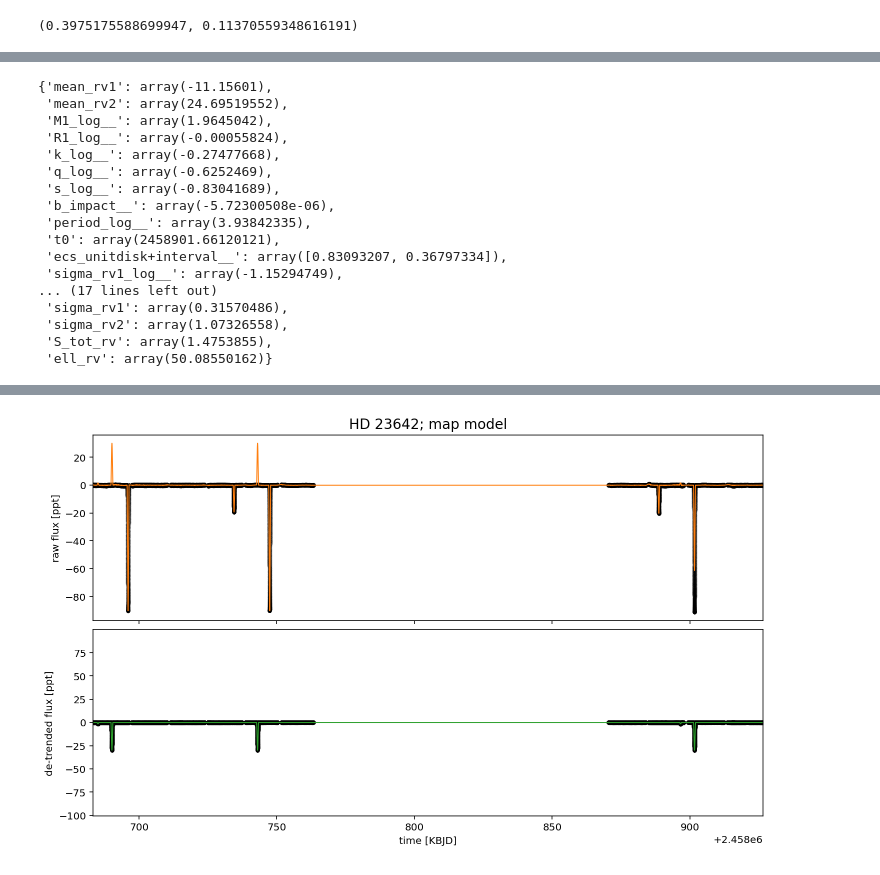
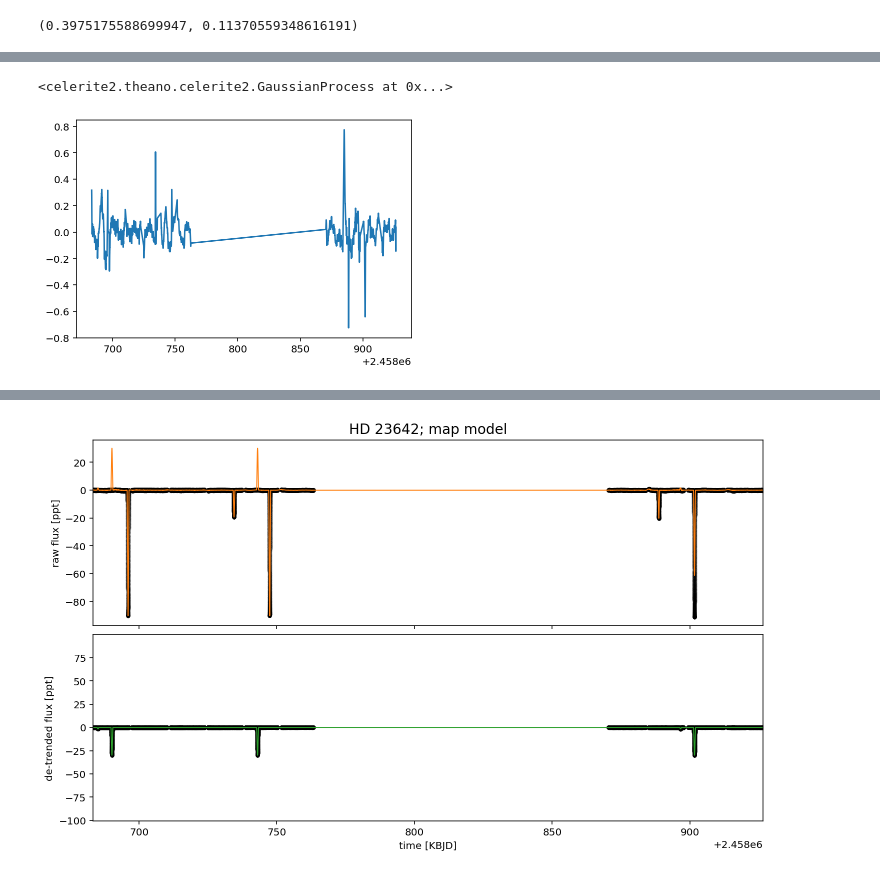
Before and after one commit to danhey/adra, a Jupyter notebook: Exoplanet model.ipynb, the cells around one changed output, grey strips where cells are left out. Cells and saved outputs as stored; diff of their text form; code cells hidden in the pictures.

```diff
--- a/Exoplanet model.ipynb
+++ b/Exoplanet model.ipynb
@@ -328,20 +335,15 @@ _ = plt.title("HD 23642; map model", fontsize=14)
-# %%
-map_soln
-# %% [output]
-{'mean_rv1': array(-11.15601),
- 'mean_rv2': array(24.69519552),
- 'M1_log__': array(1.9645042),
- 'R1_log__': array(-0.00055824),
- 'k_log__': array(-0.27477668),
- 'q_log__': array(-0.6252469),
- 's_log__': array(-0.83041689),
- 'b_impact__': array(-5.72300508e-06),
- 'period_log__': array(3.93842335),
- 't0': array(2458901.66120121),
- 'ecs_unitdisk+interval__': array([0.83093207, 0.36797334]),
- 'sigma_rv1_log__': array(-1.15294749),
-... (17 lines left out)
- 'sigma_rv1': array(0.31570486),
- 'sigma_rv2': array(1.07326558),
- 'S_tot_rv': array(1.4753855),
- 'ell_rv': array(50.08550162)}
+# %%
+model.gp_lc
+# %% [output]
+<celerite2.theano.celerite2.GaussianProcess at 0x...>
+# %%
+with model:
+    gp_pred = (
+        xo.eval_in_model(model.gp_lc_pred, map_soln) + map_soln["mean_lc"]
+    )
+    lc = (
+        xo.eval_in_model(model.model_lc(model.x), map_soln)
+        - map_soln["mean_lc"]
+    )
+# %% [output]
+[figure, added]
```
Also changed, not shown: parts of 8 cells of this notebook, 1 other file.
